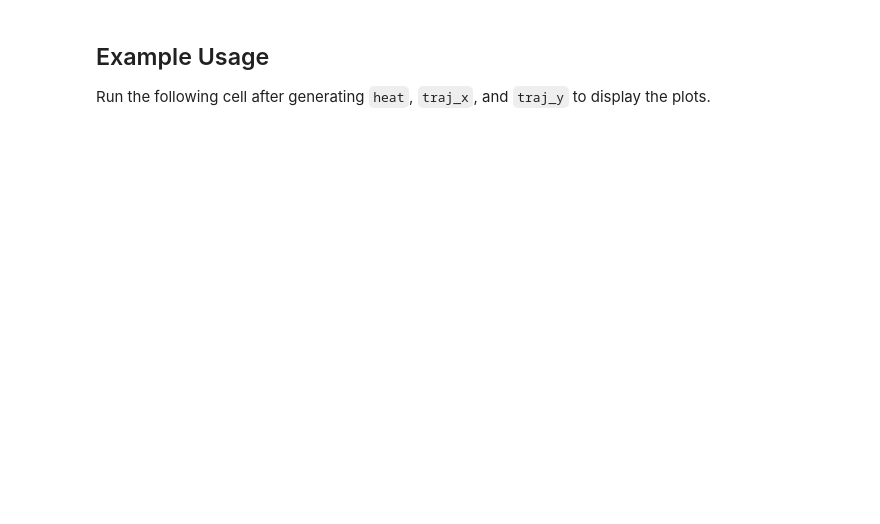
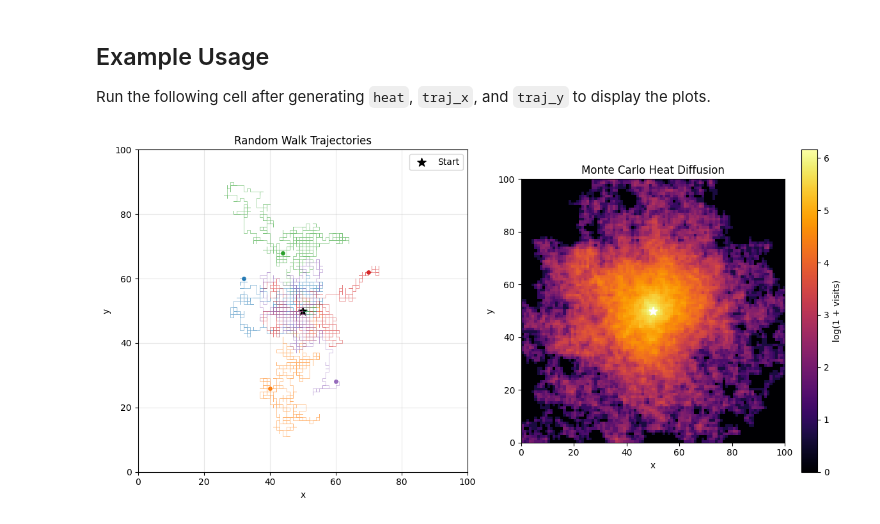
Before and after one commit to AmandaBow/montecarlo-project, a Jupyter notebook: graphs.ipynb, the cells around one changed output. Saved outputs shown, nothing was run; the diff lists cells and outputs as text; code cells hidden in the pictures; blank space fills up the shorter version.

```diff
--- a/graphs.ipynb
+++ b/graphs.ipynb
@@ -8,3 +27,5 @@ import matplotlib.pyplot as plt
+# %%
+heat, traj_x, traj_y, grid_size_x, grid_size_y = random_walk()
 # %%
 def plot_results(heat, traj_x, traj_y, grid_size_x, grid_size_y):
     fig, (ax1, ax2) = plt.subplots(1, 2, figsize=(12, 6))
@@ -55,10 +76,11 @@ def plot_results(heat, traj_x, traj_y, grid_size_x, grid_size_y):
     log_heat = np.log1p(heat)
 
     im = ax2.imshow(
-        log_heat,
-        origin="lower",
-        cmap="inferno"
-    )
+    log_heat,
+    origin="lower",
+    cmap="inferno",
+    extent=[0, grid_size_x - 1, 0, grid_size_y - 1]
+)
 
     ax2.set_title("Monte Carlo Heat Diffusion")
     ax2.set_xlabel("x")
@@ -82,10 +104,6 @@ def plot_results(heat, traj_x, traj_y, grid_size_x, grid_size_y):
 
 Run the following cell after generating `heat`, `traj_x`, and `traj_y` to display the plots.
 # %%
-# Example data generation
-# grid_size_x = 20
-# grid_size_y = 20
-# heat = np.zeros((grid_size_y, grid_size_x))
-# traj_x = [np.random.randint(0, grid_size_x, size=10) for _ in range(5)]
-# traj_y = [np.random.randint(0, grid_size_y, size=10) for _ in range(5)]
-# plot_results(heat, traj_x, traj_y, grid_size_x, grid_size_y)
+plot_results(heat, traj_x, traj_y, grid_size_x, grid_size_y)
+# %% [output]
+[figure, added]
```
Also changed, not shown: parts of 2 cells of this notebook, 4 other files.
